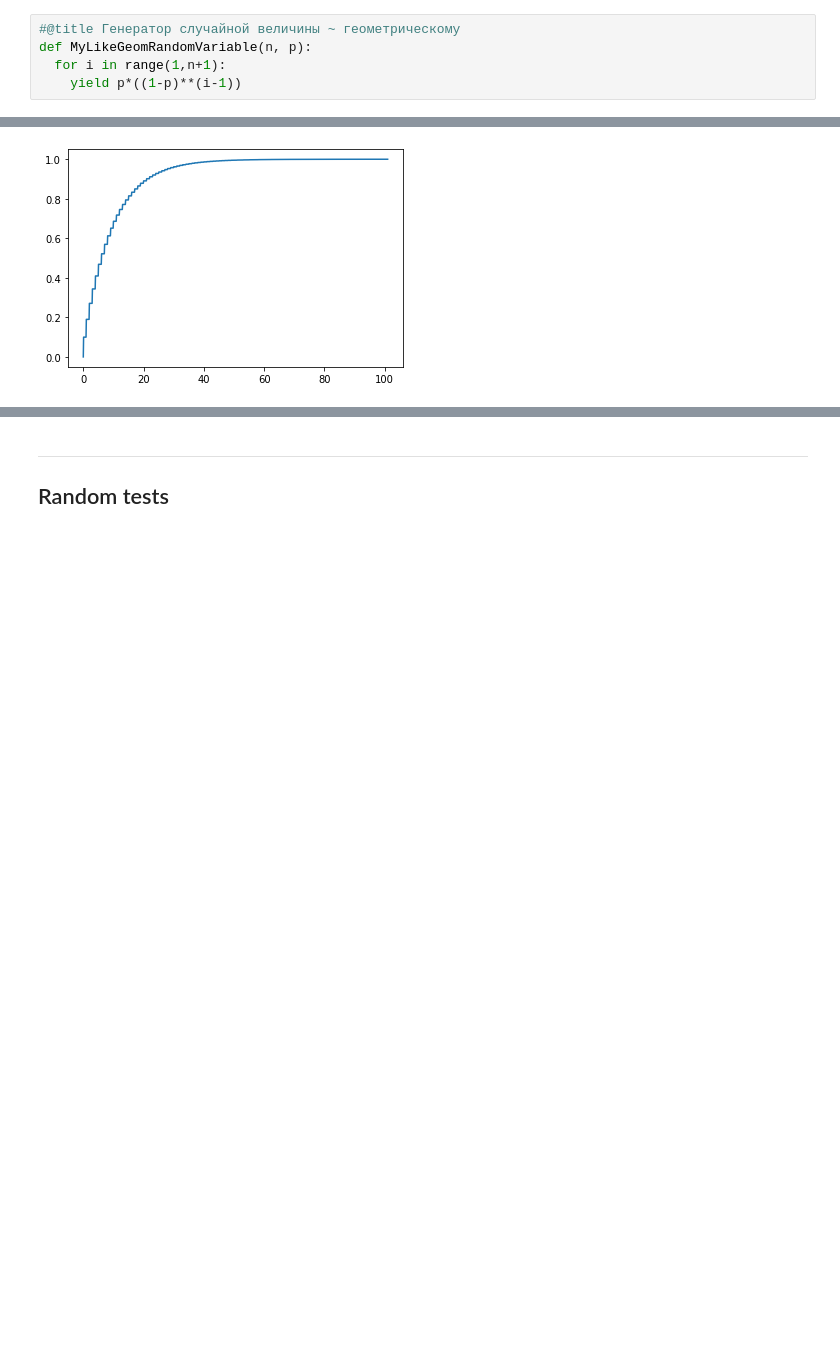
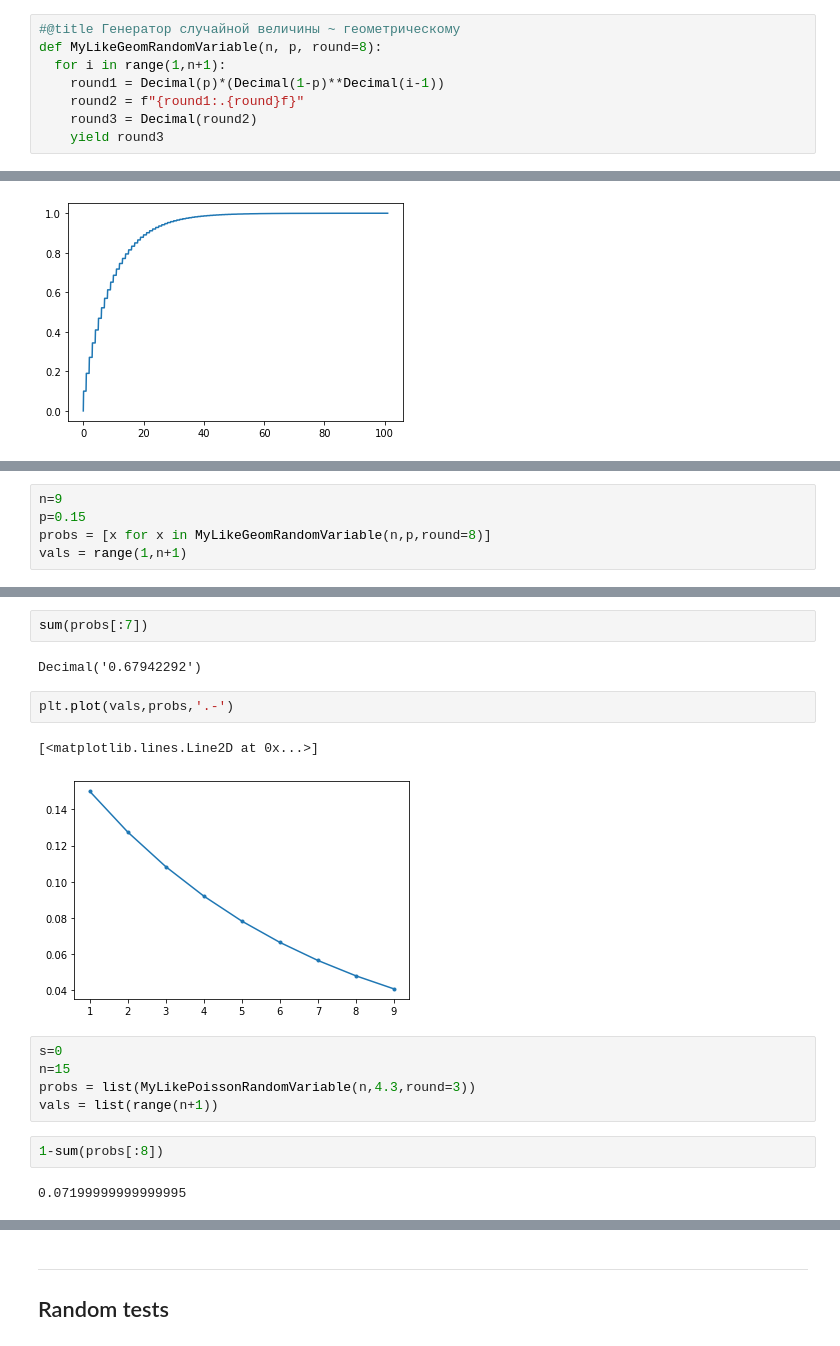
Before and after one commit to Zaqzxcswsde/itmo-applied-statistics, a Jupyter notebook: stat_tests.ipynb, the cells around one changed output, grey strips where cells are left out. Drawn from its saved outputs; the diff is of its cells as text; blank space fills up the shorter version.

```diff
--- a/stat_tests.ipynb
+++ b/stat_tests.ipynb
@@ -708,8 +714,11 @@ def MyLikeBinomRandomVariable(n, p):
     yield MyBernoulli(n,i,p)
 # %%
 #@title Генератор случайной величины ~ геометрическому
-def MyLikeGeomRandomVariable(n, p):
+def MyLikeGeomRandomVariable(n, p, round=8):
   for i in range(1,n+1):
-    yield p*((1-p)**(i-1))
+    round1 = Decimal(p)*(Decimal(1-p)**Decimal(i-1))
+    round2 = f"{round1:.{round}f}"
+    round3 = Decimal(round2)
+    yield round3
 # %%
 #@title Генератор функции распределения дискретной случайной величины
@@ -771,0 +840,5 @@ plt.plot(x,y)
+# %%
+n=9
+p=0.15
+probs = [x for x in MyLikeGeomRandomVariable(n,p,round=8)]
+vals = range(1,n+1)
@@ -771,0 +857,18 @@ plt.plot(x,y)
+# %%
+sum(probs[:7])
+# %% [output]
+Decimal('0.67942292')
+# %%
+plt.plot(vals,probs,'.-')
+# %% [output]
+[<matplotlib.lines.Line2D at 0x...>]
+[figure, added]
+# %%
+s=0
+n=15
+probs = list(MyLikePoissonRandomVariable(n,4.3,round=3))
+vals = list(range(n+1))
+# %%
+1-sum(probs[:8])
+# %% [output]
+0.07199999999999995
```
Also changed, not shown: parts of 194 cells of this notebook.
